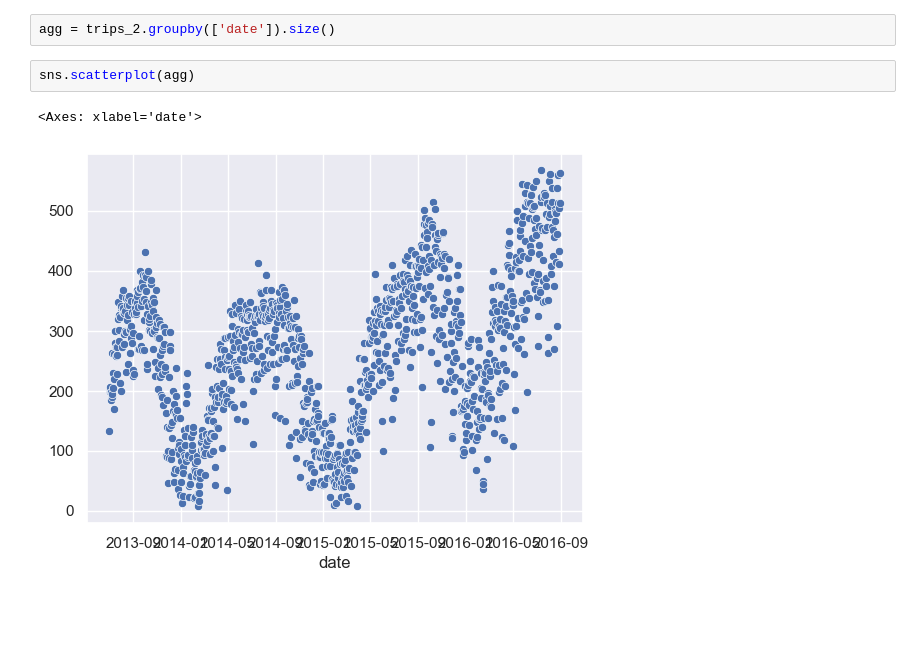
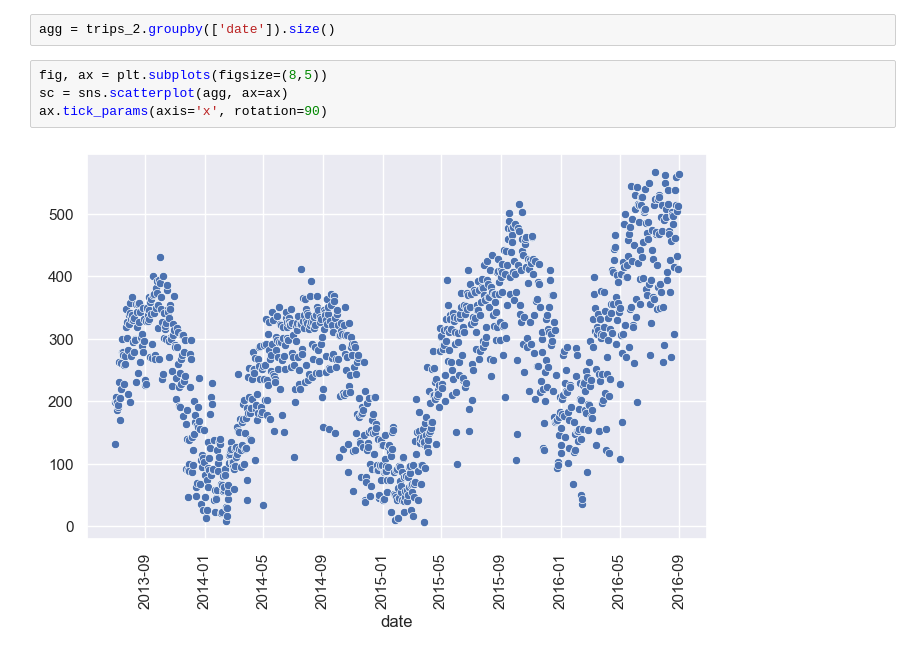
Before and after one commit to scunden/citi-bike, a Jupyter notebook: EDA-notebook.ipynb, the cells around one changed output. Drawn from its saved outputs; the diff is of its cells as text; blank space fills up the shorter version.

```diff
--- a/EDA-notebook.ipynb
+++ b/EDA-notebook.ipynb
@@ -186,8 +194,9 @@ trips_2 = trips[trips.tripduration < np.percentile(trips.tripduration,95)].loc[(
 ## Number of Daily Trips
 # %%
 agg = trips_2.groupby(['date']).size()
-# %%
-sns.scatterplot(agg)
-# %% [output]
-<Axes: xlabel='date'>
-[figure, removed]
+# %%
+fig, ax = plt.subplots(figsize=(8,5))
+sc = sns.scatterplot(agg, ax=ax)
+ax.tick_params(axis='x', rotation=90)
+# %% [output]
+[figure, added]
```
Also changed, not shown: parts of 14 cells of this notebook.
